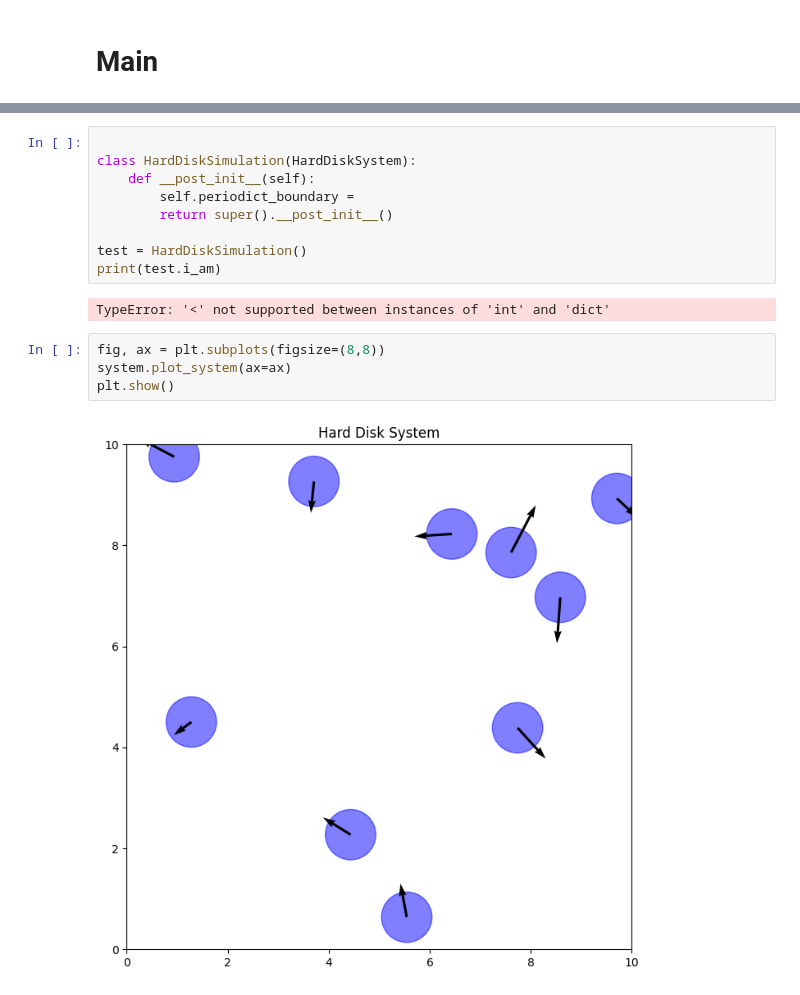
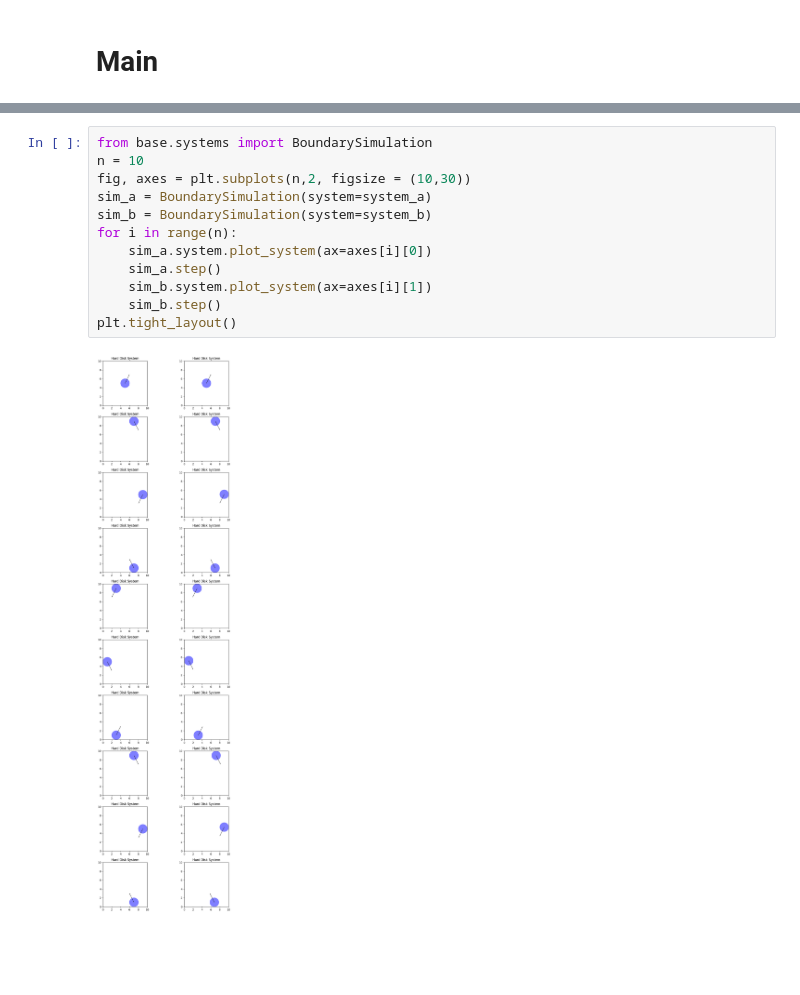
Before and after one commit to LuanMs1/tcc-markov-chain, a Jupyter notebook: tcc_markov_chain/hard_disc.ipynb, the cells around one changed output, grey strips where cells are left out. Saved outputs shown, nothing was run; the diff lists cells and outputs as text; blank space fills up the shorter version.

```diff
--- a/tcc_markov_chain/hard_disc.ipynb
+++ b/tcc_markov_chain/hard_disc.ipynb
@@ -38,17 +40,14 @@ HardDiskSystem(box_size=10, particle_radius=0.5, n_particles=10, seed=42, max_ve
 # %%
-
-class HardDiskSimulation(HardDiskSystem):
-    def __post_init__(self):
-        self.periodict_boundary =
-        return super().__post_init__()
-
-test = HardDiskSimulation()
-print(test.i_am)
+from base.systems import BoundarySimulation
+n = 10
+fig, axes = plt.subplots(n,2, figsize = (10,30))
+sim_a = BoundarySimulation(system=system_a)
+sim_b = BoundarySimulation(system=system_b)
+for i in range(n):
+    sim_a.system.plot_system(ax=axes[i][0])
+    sim_a.step()
+    sim_b.system.plot_system(ax=axes[i][1])
+    sim_b.step()
+plt.tight_layout()
 # %% [output]
-TypeError: '<' not supported between instances of 'int' and 'dict'
+[figure, added]
-# %%
-fig, ax = plt.subplots(figsize=(8,8))
-system.plot_system(ax=ax)
-plt.show()
-# %% [output]
-[figure, removed]
```
Also changed, not shown: parts of 1 cell of this notebook, 1 other file.
